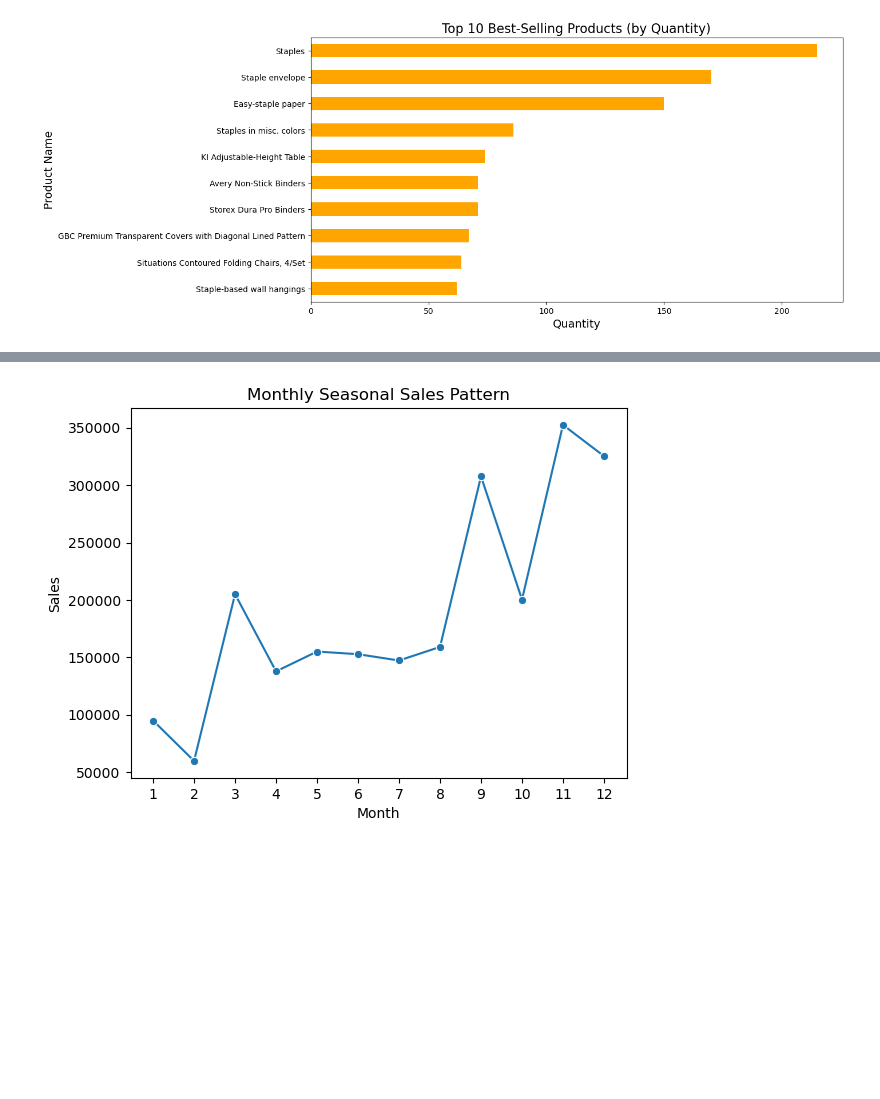
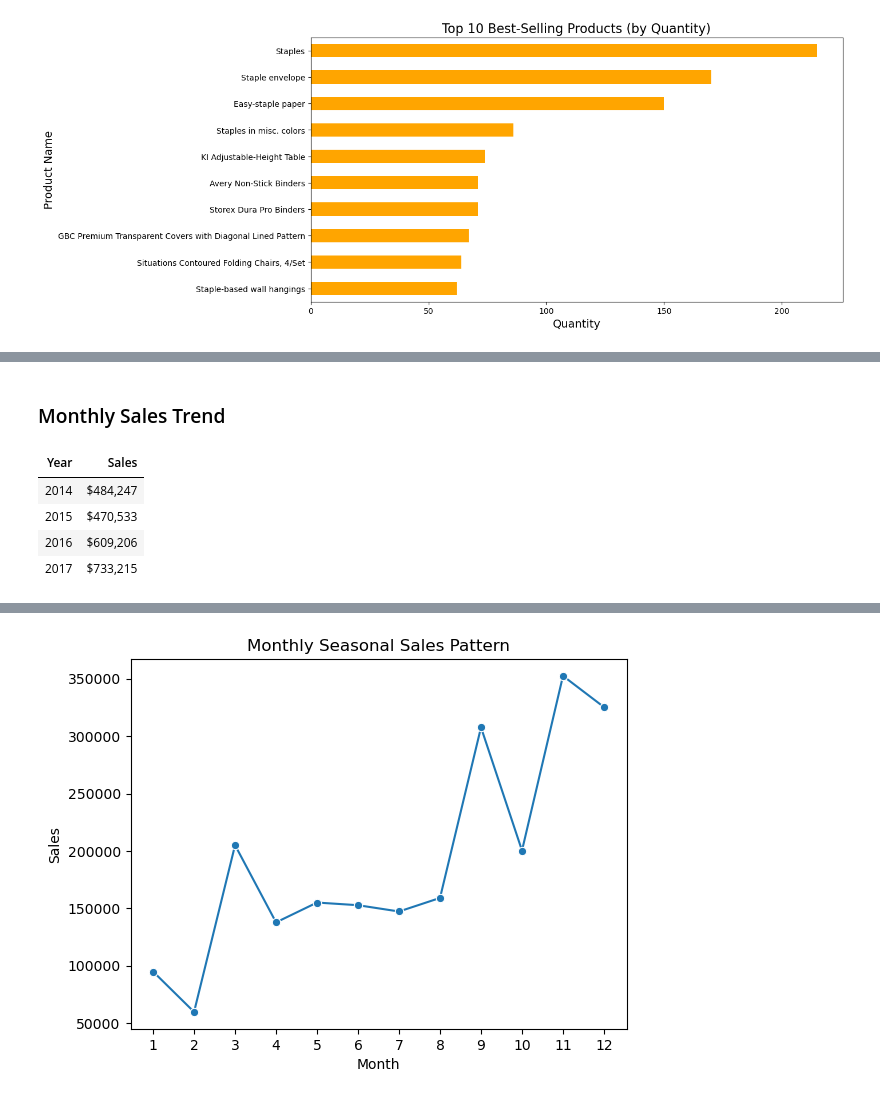
Before and after one commit to BiqiaoWang/GitHub-Project, a Jupyter notebook: Superstore-analysis.ipynb, the cells around one changed output, grey strips where cells are left out. Saved outputs shown, nothing was run; the diff lists cells and outputs as text; code cells hidden in the pictures; blank space fills up the shorter version.

```diff
--- a/Superstore-analysis.ipynb
+++ b/Superstore-analysis.ipynb
@@ -204 +169,20 @@ plt.show()
+# %% [markdown]
+### Monthly Sales Trend
+# %%
+df['Year'] = df['Order Date'].dt.year
+
+annual_sales = (
+    df.groupby('Year', as_index=False)['Sales']
+      .sum()
+)
+
+annual_sales.style\
+    .format({'Sales':'${:,.0f}'})\
+    .hide(axis='index')
+# %% [output]
+| Year | Sales |
+| 2014 | $484,247 |
+| 2015 | $470,533 |
+| 2016 | $609,206 |
+| 2017 | $733,215 |
 # %%
```
Also changed, not shown: parts of 11 cells of this notebook, 1 other file.
